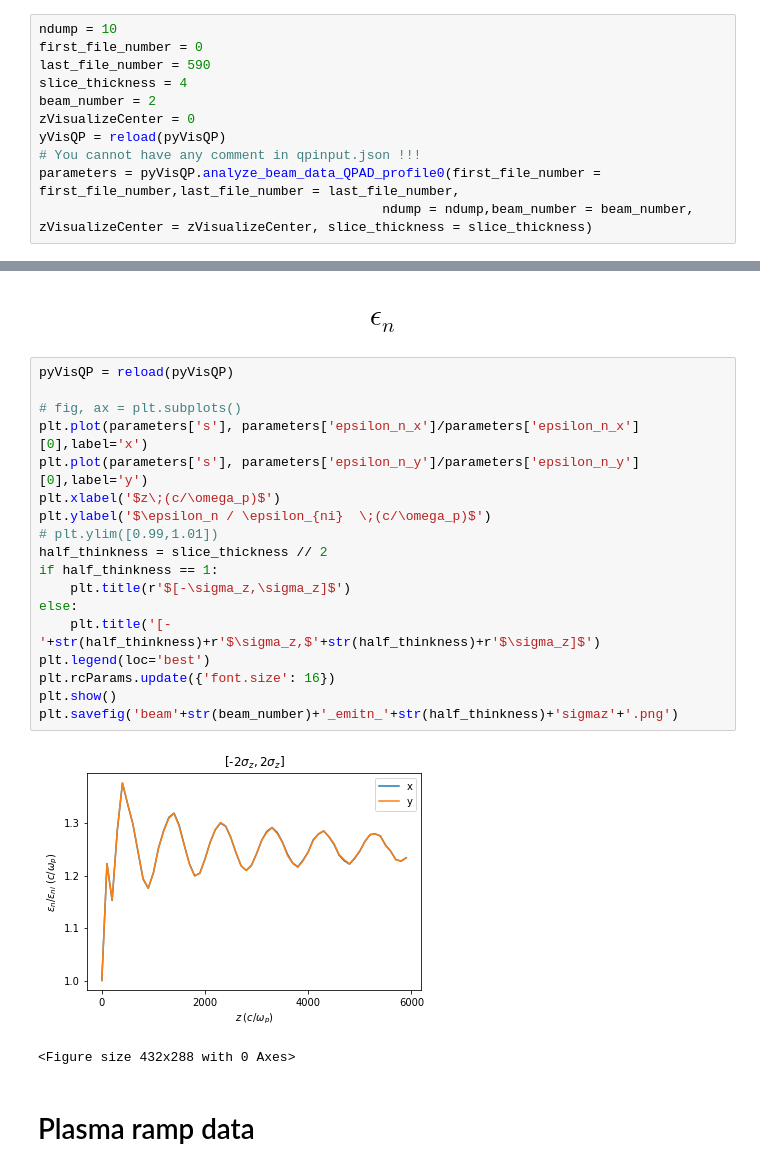
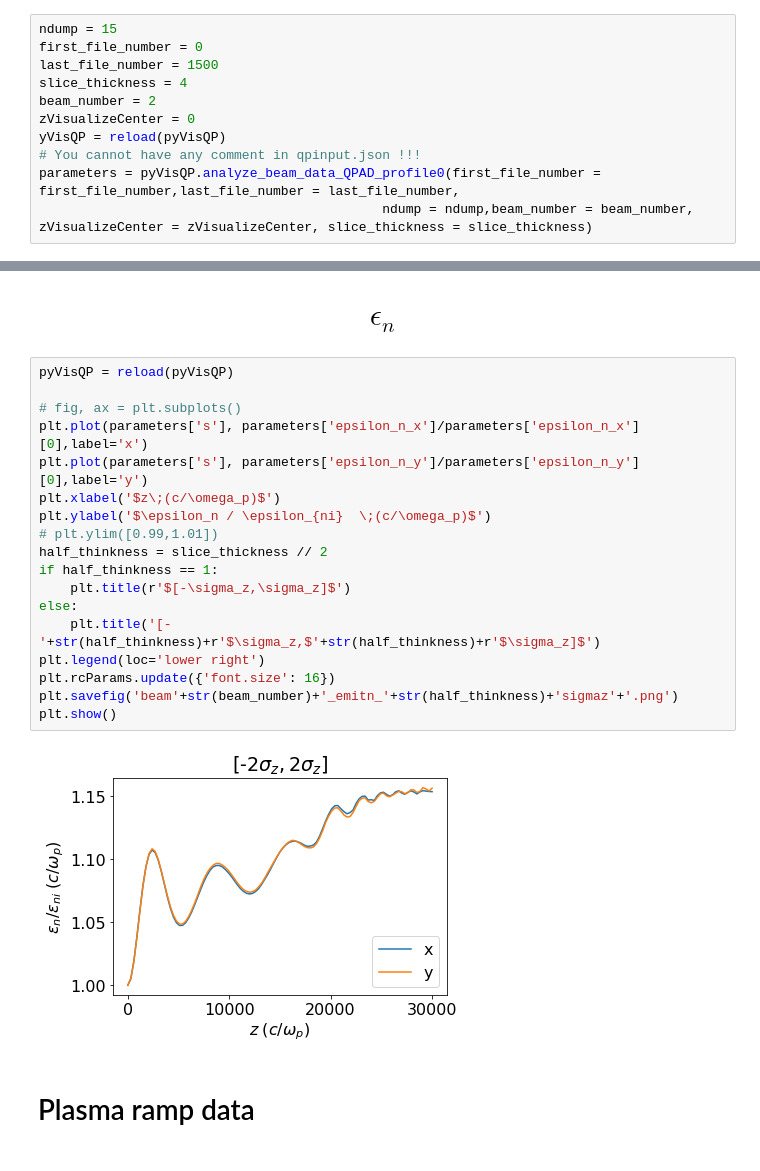
Before and after one commit to uclazyj/JupyterQpic, a Jupyter notebook: QPAD.ipynb, the cells around one changed output, grey strips where cells are left out. Saved outputs shown, nothing was run; the diff lists cells and outputs as text.

```diff
--- a/QPAD.ipynb
+++ b/QPAD.ipynb
@@ -9,9 +9,9 @@ dirname = '..'
 # %% [markdown]
 ## Raw beam data analysis
 # %%
-ndump = 10
+ndump = 15
 first_file_number = 0
-last_file_number = 590
+last_file_number = 1500
 slice_thickness = 4
 beam_number = 2
 zVisualizeCenter = 0
@@ -42,24 +42,23 @@ In file ../Beam2/Raw/raw_00000590.h5, analyzing  95.61379470104178 % particles
 # %%
 pyVisQP = reload(pyVisQP)
 
 # fig, ax = plt.subplots()
 plt.plot(parameters['s'], parameters['epsilon_n_x']/parameters['epsilon_n_x'][0],label='x')
 plt.plot(parameters['s'], parameters['epsilon_n_y']/parameters['epsilon_n_y'][0],label='y')
 plt.xlabel('$z\;(c/\omega_p)$')
 plt.ylabel('$\epsilon_n / \epsilon_{ni}  \;(c/\omega_p)$')
 # plt.ylim([0.99,1.01])
 half_thinkness = slice_thickness // 2
 if half_thinkness == 1:
     plt.title(r'$[-\sigma_z,\sigma_z]$')
 else:
     plt.title('[-'+str(half_thinkness)+r'$\sigma_z,$'+str(half_thinkness)+r'$\sigma_z]$')
-plt.legend(loc='best')
+plt.legend(loc='lower right')
 plt.rcParams.update({'font.size': 16})
+plt.savefig('beam'+str(beam_number)+'_emitn_'+str(half_thinkness)+'sigmaz'+'.png')
 plt.show()
-plt.savefig('beam'+str(beam_number)+'_emitn_'+str(half_thinkness)+'sigmaz'+'.png')
 # %% [output]
-[figure, old version]
+[figure, new version]
-<Figure size 432x288 with 0 Axes>
 # %% [markdown]
 # Plasma ramp data
 # %%
```
Also changed, not shown: parts of 8 cells of this notebook.
